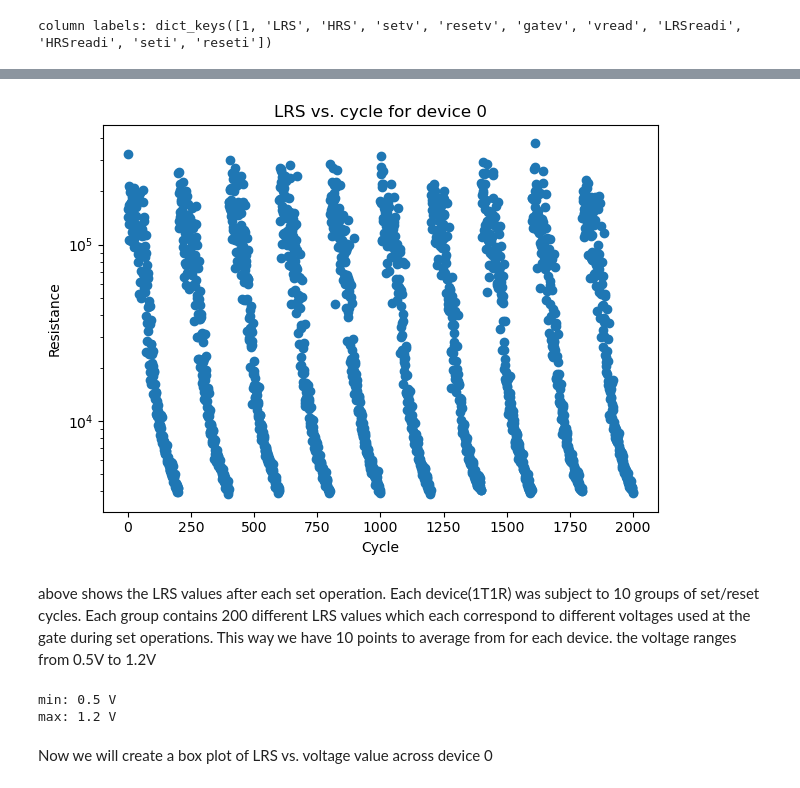
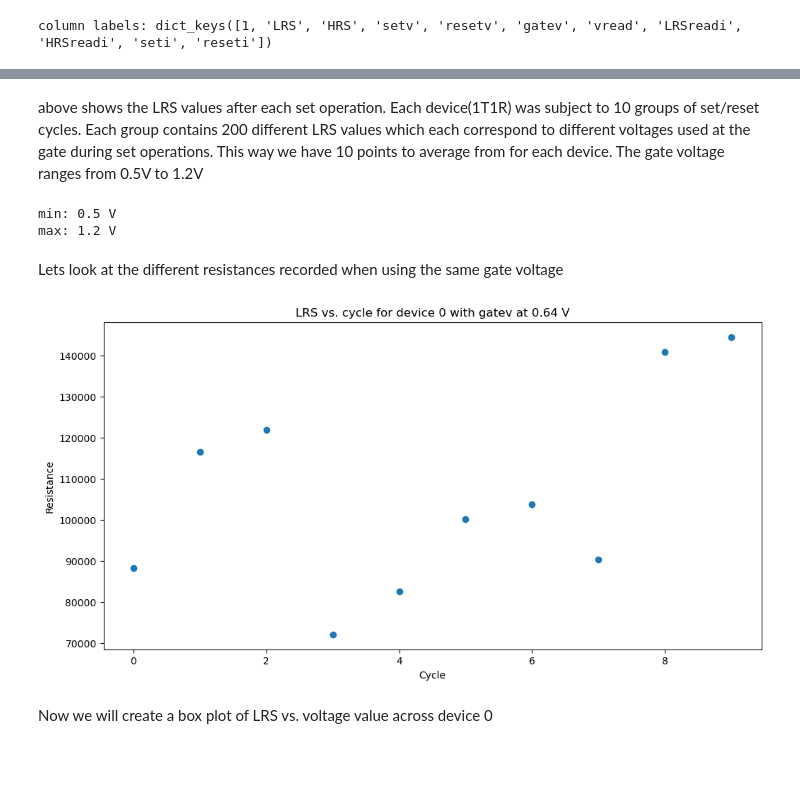
Before and after one commit to rfebbo/memr_dac, a Jupyter notebook: characterize_analog.ipynb, the cells around one changed output, grey strips where cells are left out. Saved outputs shown, nothing was run; the diff lists cells and outputs as text; code cells hidden in the pictures; blank space fills up the shorter version.

```diff
--- a/characterize_analog.ipynb
+++ b/characterize_analog.ipynb
@@ -48,20 +55,23 @@ to better understand the way the data was collected, lets plot the LRS values in
-# %%
-plt.title(f'LRS vs. cycle for device {test_device}')
-plt.scatter(range(len(test_LRS)), test_LRS)
-plt.ylabel('Resistance')
-plt.xlabel('Cycle')
-plt.yscale('log')
-plt.show()
-# %% [output]
-[figure, removed]
 # %% [markdown]
-above shows the LRS values after each set operation. Each device(1T1R) was subject to 10 groups of set/reset cycles. Each group contains 200 different LRS values which each correspond to different voltages used at the gate during set operations. This way we have 10 points to average from for each device. the voltage ranges from 0.5V to 1.2V
+above shows the LRS values after each set operation. Each device(1T1R) was subject to 10 groups of set/reset cycles. Each group contains 200 different LRS values which each correspond to different voltages used at the gate during set operations. This way we have 10 points to average from for each device. The gate voltage ranges from 0.5V to 1.2V
 # %%
 print(f"min: {np.min(prog_data[test_device]['gatev'])} V")
 print(f"max: {np.max(prog_data[test_device]['gatev'])} V")
 # %% [output]
 min: 0.5 V
 max: 1.2 V
+# %% [markdown]
+Lets look at the different resistances recorded when using the same gate voltage
+# %%
+gate_v_idx = 41
+
+plt.title(f"LRS vs. cycle for device {test_device} with gatev at {prog_data[test_device]['gatev'][gate_v_idx]:.2} V")
+plt.scatter(range(10), prog_data[test_device]['LRS'][gate_v_idx:2000:200])
+plt.ylabel('Resistance')
+plt.xlabel('Cycle')
+plt.show()
+# %% [output]
+[figure, added]
 # %% [markdown]
 Now we will create a box plot of LRS vs. voltage value across device 0
 # %%
```
Also changed, not shown: parts of 17 cells of this notebook, 1 other file.
